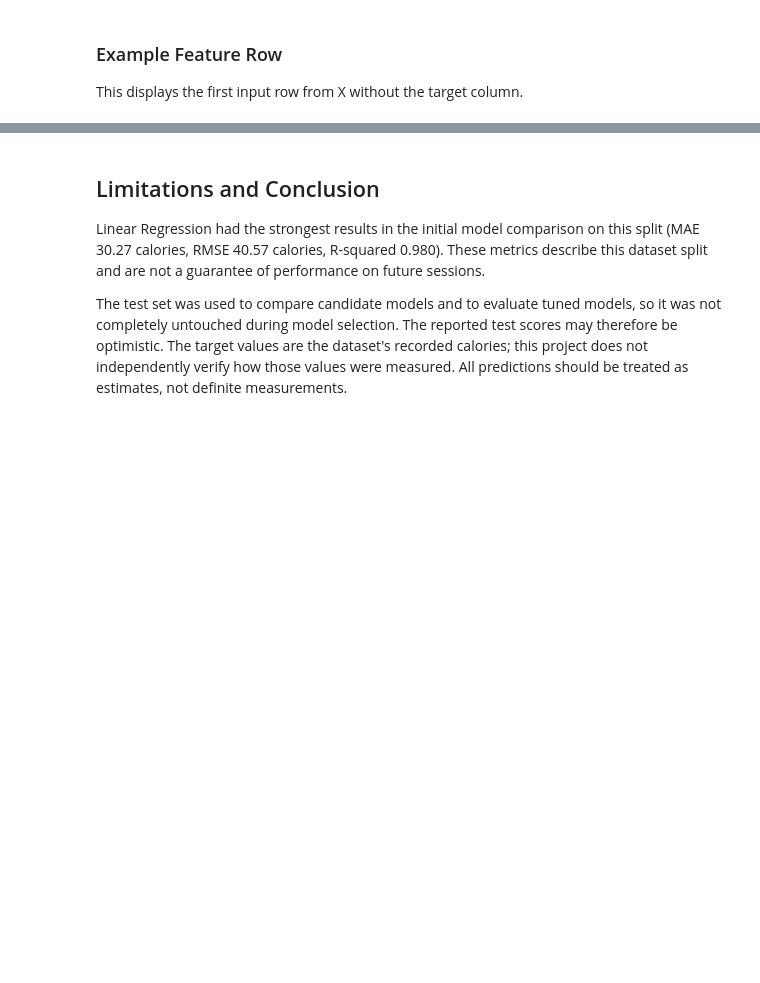
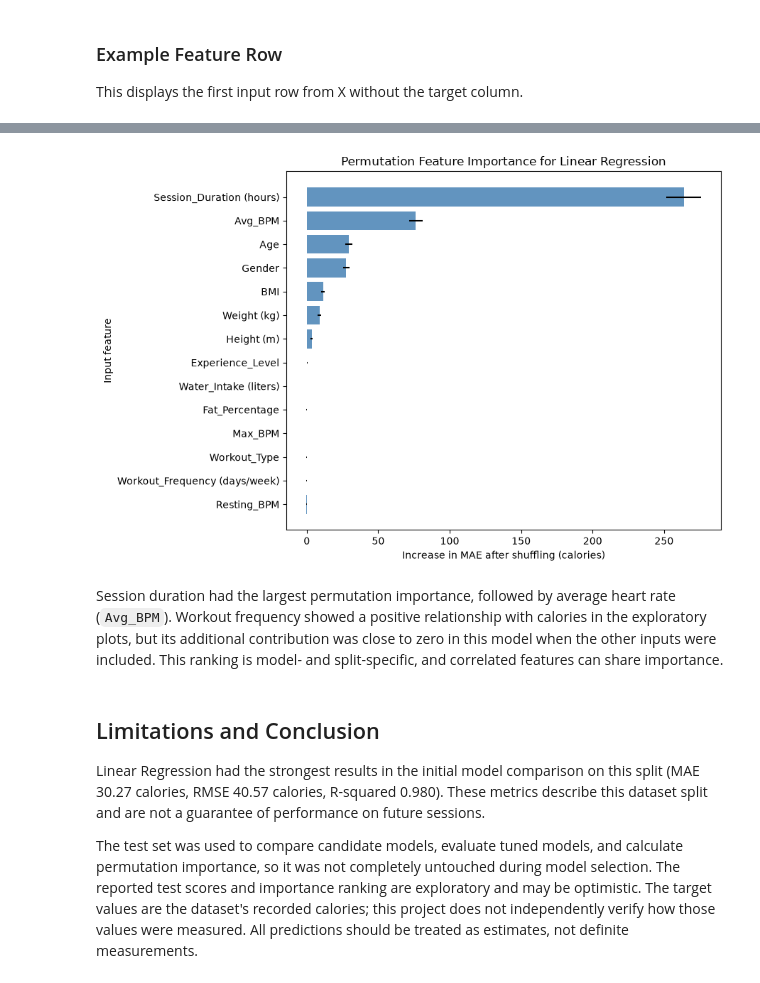
Before and after one commit to pouyamirzaei666-cyber/workout-calorie-estimator, a Jupyter notebook: notebooks/gym_members_exercise_tracking.ipynb, the cells around one changed output, grey strips where cells are left out. Drawn from its saved outputs; the diff is of its cells as text; code cells hidden in the pictures; blank space fills up the shorter version.

Commit message:
Add overfitting and feature importance analysis

```diff
--- a/notebooks/gym_members_exercise_tracking.ipynb
+++ b/notebooks/gym_members_exercise_tracking.ipynb
@@ -632,0 +685,24 @@ X.iloc[[0]]
+# %%
+from sklearn.inspection import permutation_importance
+
+permutation_result = permutation_importance(
+    estimator=final_model,
+    X=X_test,
+    y=y_test,
+    scoring="neg_mean_absolute_error",
+    n_repeats=20,
+    random_state=42,
+    n_jobs=1
+)
+
+feature_importance = (
+    pd.DataFrame({
+        "Feature": X_test.columns,
+        "MAE increase (calories)": permutation_result.importances_mean,
+        "Variation": permutation_result.importances_std
+    })
+    .sort_values("MAE increase (calories)", ascending=False)
+    .reset_index(drop=True)
+)
+
+feature_importance.round(2)
@@ -633,5 +725,25 @@ X.iloc[[0]]
+# %%
+plot_importance = feature_importance.sort_values("MAE increase (calories)")
+
+plt.figure(figsize=(9, 6))
+plt.barh(
+    plot_importance["Feature"],
+    plot_importance["MAE increase (calories)"],
+    xerr=plot_importance["Variation"],
+    color="steelblue",
+    alpha=0.85
+)
+plt.title("Permutation Feature Importance for Linear Regression")
+plt.xlabel("Increase in MAE after shuffling (calories)")
+plt.ylabel("Input feature")
+plt.tight_layout()
+plt.show()
+# %% [output]
+[figure, added]
+# %% [markdown]
+Session duration had the largest permutation importance, followed by average heart rate (`Avg_BPM`). Workout frequency showed a positive relationship with calories in the exploratory plots, but its additional contribution was close to zero in this model when the other inputs were included. This ranking is model- and split-specific, and correlated features can share importance.
 # %% [markdown]
 ## Limitations and Conclusion
 Linear Regression had the strongest results in the initial model comparison on this split (MAE 30.27 calories, RMSE 40.57 calories, R-squared 0.980). These metrics describe this dataset split and are not a guarantee of performance on future sessions.
 
-The test set was used to compare candidate models and to evaluate tuned models, so it was not completely untouched during model selection. The reported test scores may therefore be optimistic. The target values are the dataset's recorded calories; this project does not independently verify how those values were measured. All predictions should be treated as estimates, not definite measurements.
+The test set was used to compare candidate models, evaluate tuned models, and calculate permutation importance, so it was not completely untouched during model selection. The reported test scores and importance ranking are exploratory and may be optimistic. The target values are the dataset's recorded calories; this project does not independently verify how those values were measured. All predictions should be treated as estimates, not definite measurements.
```
Also changed, not shown: parts of 16 cells of this notebook, 2 other files.
